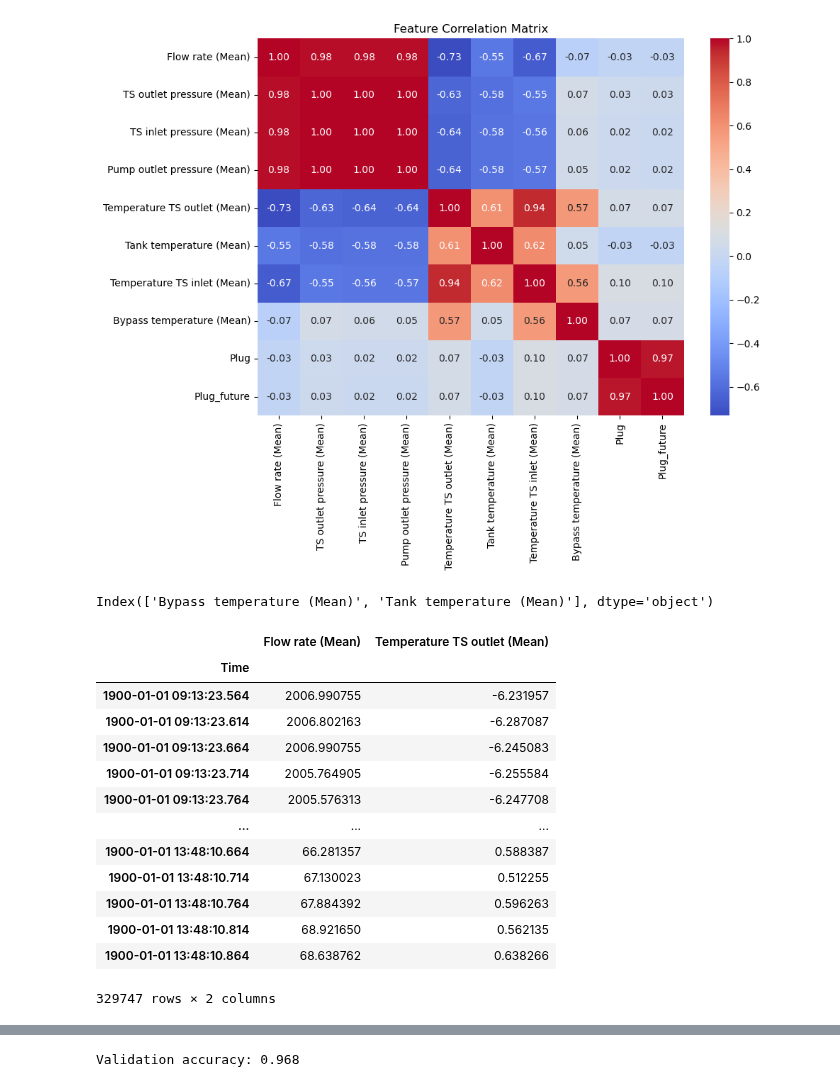
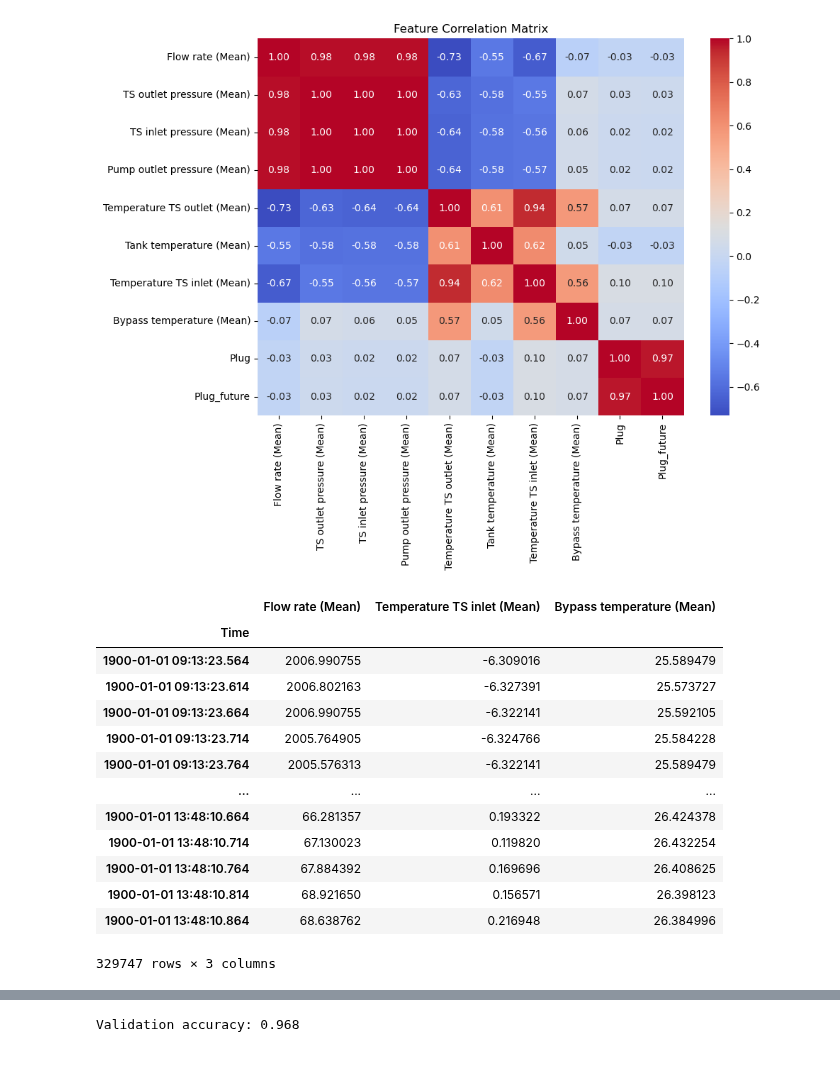
Before and after one commit to KaroGil/master_plug_prediction, a Jupyter notebook: notebooks/data_exploration.ipynb, the cells around one changed output, grey strips where cells are left out. Cells and saved outputs as stored; diff of their text form; code cells hidden in the pictures.

```diff
--- a/notebooks/data_exploration.ipynb
+++ b/notebooks/data_exploration.ipynb
@@ -210,36 +208,25 @@ dv.plot_correlation_matrix(df_data1)
 # %% [output]
 [figure]
 # %%
-# Remove low-importance features
-low_importance = feat_imp[feat_imp < 0.04].index
-X_train_reduced, X_val_reduced, X_test_reduced = dp.reduce_features(X_train, X_val, X_test, low_importance)
-
-# Remove one of each pair of highly correlated features
-corr_matrix = X_train_reduced.corr().abs()
-upper = corr_matrix.where(np.triu(np.ones(corr_matrix.shape), k=1).astype(bool))
-to_drop = [column for column in upper.columns if any(upper[column] > 0.9)]
-X_train_reduced, X_val_reduced, X_test_reduced = dp.reduce_features(X_train_reduced, X_val_reduced, X_test_reduced, to_drop)
+X_train_reduced, X_val_reduced, X_test_reduced = dp.remove_low_importance_features(model, X_train, X_val, X_test, threshold=0.01)
+X_train_reduced, X_val_reduced, X_test_reduced = dp.remove_highly_correlated_features(X_train_reduced, X_val_reduced, X_test_reduced, threshold=0.9)
-# %%
-low_importance
-# %% [output]
-Index(['Bypass temperature (Mean)', 'Tank temperature (Mean)'], dtype='object')
 # %%
-X_train_reduced
+X_train_reduced.head()
 # %% [output]
-|  | Flow rate (Mean) | Temperature TS outlet (Mean) |
-| Time |  |  |
-| 1900-01-01 09:13:23.564 | 2006.990755 | -6.231957 |
-| 1900-01-01 09:13:23.614 | 2006.802163 | -6.287087 |
-| 1900-01-01 09:13:23.664 | 2006.990755 | -6.245083 |
-| 1900-01-01 09:13:23.714 | 2005.764905 | -6.255584 |
-| 1900-01-01 09:13:23.764 | 2005.576313 | -6.247708 |
-| ... | ... | ... |
-| 1900-01-01 13:48:10.664 | 66.281357 | 0.588387 |
-| 1900-01-01 13:48:10.714 | 67.130023 | 0.512255 |
-| 1900-01-01 13:48:10.764 | 67.884392 | 0.596263 |
-| 1900-01-01 13:48:10.814 | 68.921650 | 0.562135 |
-| 1900-01-01 13:48:10.864 | 68.638762 | 0.638266 |
+|  | Flow rate (Mean) | Temperature TS inlet (Mean) | Bypass temperature (Mean) |
+| Time |  |  |  |
+| 1900-01-01 09:13:23.564 | 2006.990755 | -6.309016 | 25.589479 |
+| 1900-01-01 09:13:23.614 | 2006.802163 | -6.327391 | 25.573727 |
+| 1900-01-01 09:13:23.664 | 2006.990755 | -6.322141 | 25.592105 |
+| 1900-01-01 09:13:23.714 | 2005.764905 | -6.324766 | 25.584228 |
+| 1900-01-01 09:13:23.764 | 2005.576313 | -6.322141 | 25.589479 |
+| ... | ... | ... | ... |
+| 1900-01-01 13:48:10.664 | 66.281357 | 0.193322 | 26.424378 |
+| 1900-01-01 13:48:10.714 | 67.130023 | 0.119820 | 26.432254 |
+| 1900-01-01 13:48:10.764 | 67.884392 | 0.169696 | 26.408625 |
+| 1900-01-01 13:48:10.814 | 68.921650 | 0.156571 | 26.398123 |
+| 1900-01-01 13:48:10.864 | 68.638762 | 0.216948 | 26.384996 |
-329747 rows × 2 columns
+329747 rows × 3 columns
 # %%
 dv.plot_correlation_matrix(X_train_reduced)
 # %% [output]
```
Also changed, not shown: parts of 11 cells of this notebook, 1 other file.
